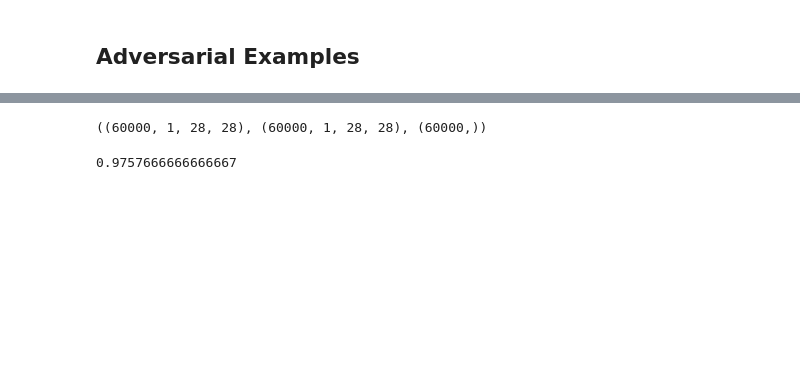
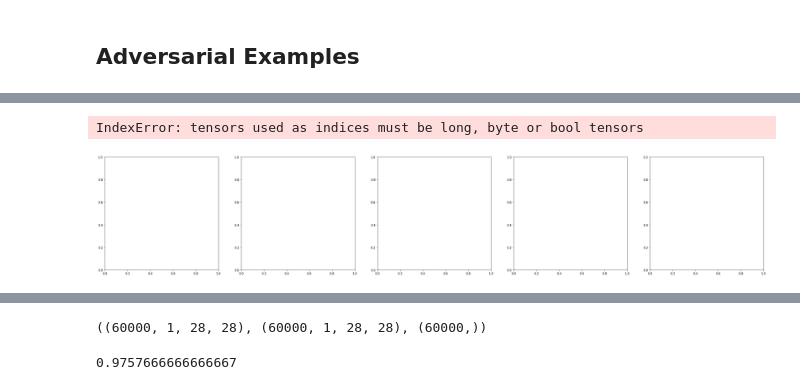
Before and after one commit to Cambridge-Uni-MLMI-Advanced-ML-21-22-G7/Explaining-and-Harnessing-Adversarial-Examples, a Jupyter notebook: pytorch_mnist.ipynb, the cells around one changed output, grey strips where cells are left out. Cells and saved outputs as stored; diff of their text form; code cells hidden in the pictures; blank space fills up the shorter version.

```diff
--- a/pytorch_mnist.ipynb
+++ b/pytorch_mnist.ipynb
@@ -220,3 +274,33 @@ torch.Size([100, 10])
+# %%
+img_idx = 1
+fig, ax = plt.subplots(1, 5, figsize=(40, 7))
+
+orig_img = b_x.data[img_idx, :, :, :].squeeze()
+grad_img = (b_x.grad.sign())[orig_img, :, :, :].squeeze()
+
+ax[0].imshow(orig_img, cmap="gray")
+# ax[i,0].set_title(f'{orig_preds[j].item()} - {orig_conf[j].item():.3f}')
+ax[0].axis('off')
+
+ax[1].imshow(grad_img, cmap="gray")
+# ax[i,1].set_title(grad_preds[j].item())
+ax[1].axis('off')
+
+ax[2].imshow(epsilon*grad_img, cmap="gray")
+# ax[i,2].set_title(f'{adv_preds[j].item()} - {adv_conf[j].item():.3f}')
+ax[2].axis('off')
+
+ax[3].imshow(epsilon*grad_img, cmap="gray")
+# ax[i,2].set_title(f'{adv_preds[j].item()} - {adv_conf[j].item():.3f}')
+ax[3].axis('off')
+
+ax[4].imshow(epsilon*grad_img, cmap="gray")
+# ax[i,2].set_title(f'{adv_preds[j].item()} - {adv_conf[j].item():.3f}')
+ax[4].axis('off')
+fig.tight_layout()
+# %% [output]
+IndexError: tensors used as indices must be long, byte or bool tensors
+[figure, added]
 # %%
 example_start_ind = 0
 n_examples = 10
```
Also changed, not shown: parts of 14 cells of this notebook, 1 other file.
